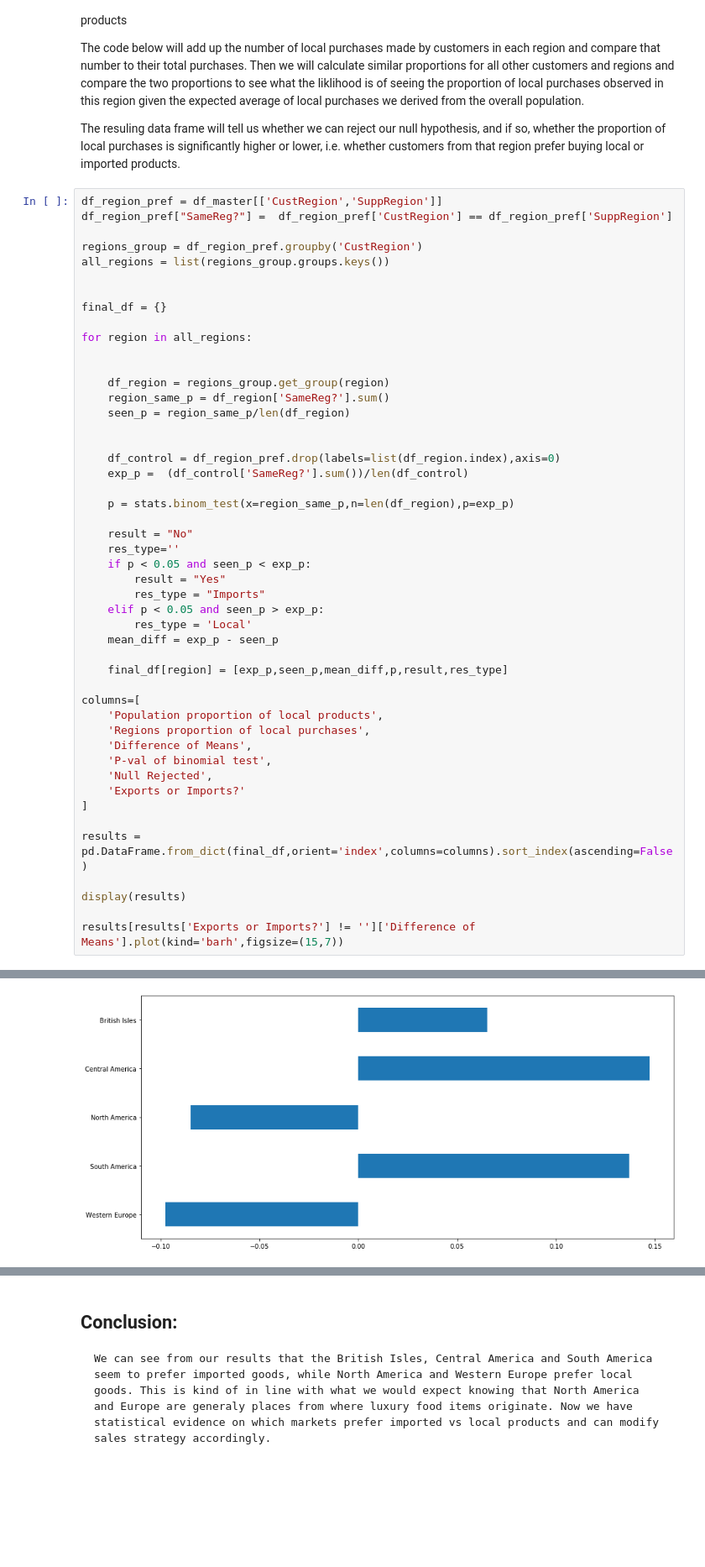
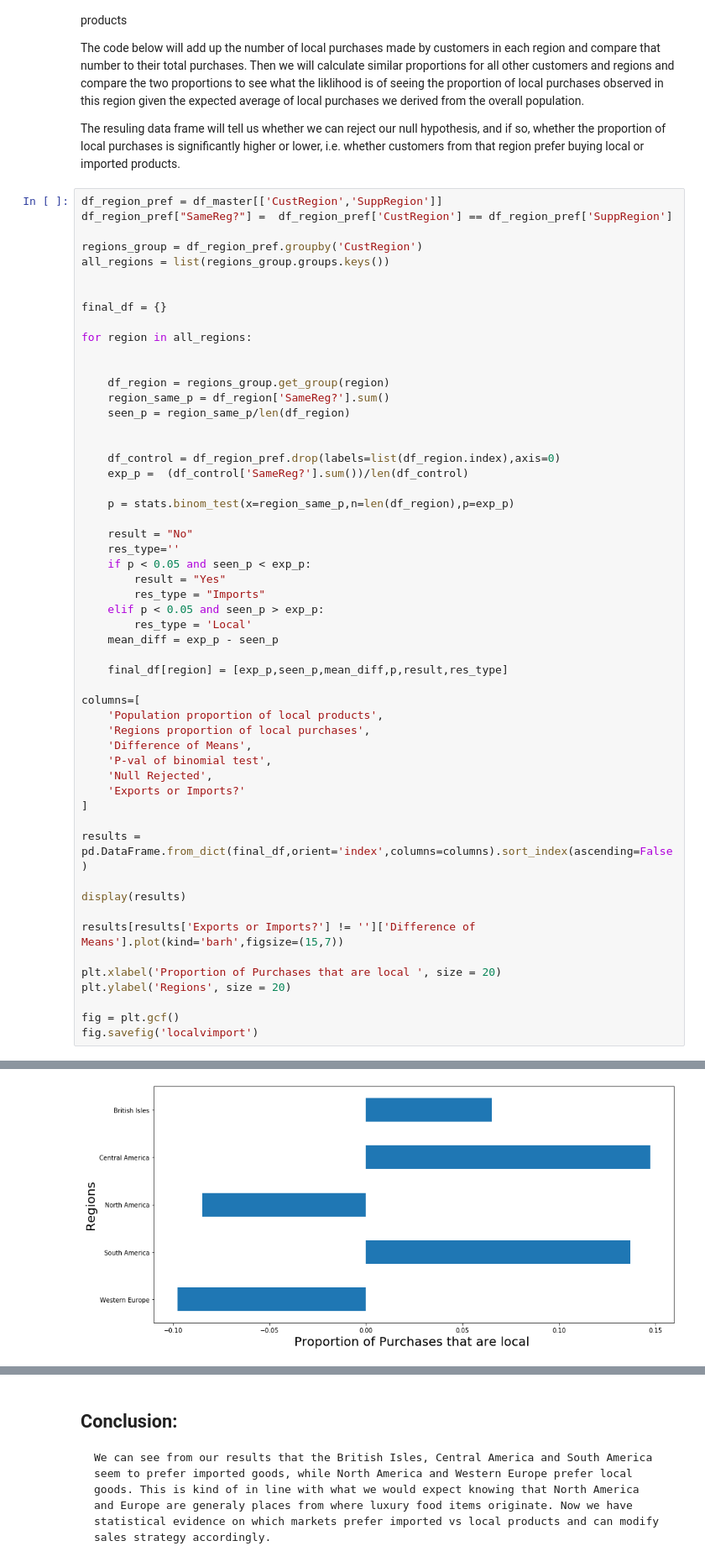
Before and after one commit to thekhan314/dsc-mod-3-project-online-ds-sp-000, a Jupyter notebook: KhanMod3ProjectMain.ipynb, the cells around one changed output, grey strips where cells are left out. Shown: that part at 84% size. Cells and saved outputs as stored; diff of their text form; blank space fills up the shorter version.

```diff
--- a/KhanMod3ProjectMain.ipynb
+++ b/KhanMod3ProjectMain.ipynb
@@ -644,6 +656,12 @@ results = pd.DataFrame.from_dict(final_df,orient='index',columns=columns).sort_i
 display(results)
 
 results[results['Exports or Imports?'] != '']['Difference of Means'].plot(kind='barh',figsize=(15,7))
+
+plt.xlabel('Proportion of Purchases that are local ', size = 20)
+plt.ylabel('Regions', size = 20)
+
+fig = plt.gcf()
+fig.savefig('localvimport')
 # %% [output]
 A value is trying to be set on a copy of a slice from a DataFrame.
 Try using .loc[row_indexer,col_indexer] = value instead
@@ -663 +680 @@ See the caveats in the documentation: http://pandas.pydata.org/pandas-docs/stabl
-[figure, old version]
+[figure, new version]
```
Also changed, not shown: parts of 9 cells of this notebook, 11 other files.
